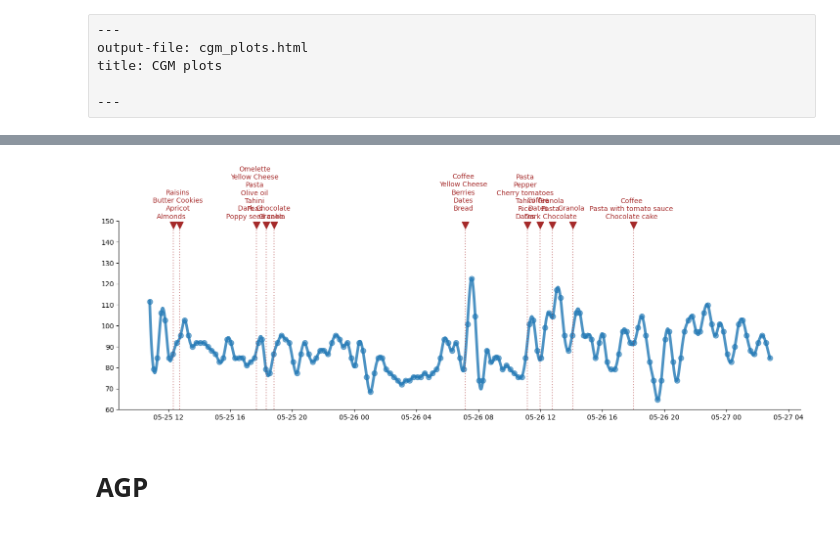
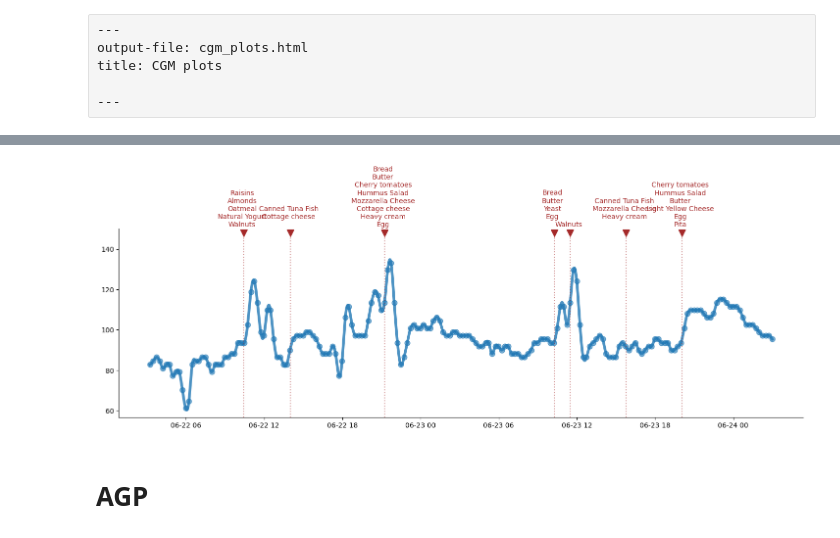
Before and after one commit to PhenoAI/pheno-utils, a Jupyter notebook: nbs/08_cgm_plots.ipynb, the cells around one changed output, grey strips where cells are left out. Saved outputs shown, nothing was run; the diff lists cells and outputs as text; code cells hidden in the pictures.

```diff
--- a/nbs/08_cgm_plots.ipynb
+++ b/nbs/08_cgm_plots.ipynb
@@ -36,7 +36,7 @@ class CGMPlot:
         cgm_date_col: str = "collection_timestamp",
         gluc_col: str = "glucose",
         diet_date_col: str = "collection_timestamp",
-        diet_text_col: str = "shortname_eng",
+        diet_text_col: str = "short_food_name",
         ax: Optional[plt.Axes] = None,
         smooth: bool = False,
         sleep_tuples: Optional[List[Tuple[pd.Timestamp, pd.Timestamp]]] = None,
@@ -47,15 +47,15 @@ class CGMPlot:
         Args:
             cgm_df (pd.DataFrame): DataFrame containing the glucose measurements.
             diet_df (Optional[pd.DataFrame], optional): DataFrame containing the diet data. Defaults to None.
-            cgm_date_col (str, optional): Name of the date column in cgm_df. Defaults to "Date".
+            cgm_date_col (str, optional): Name of the date column in cgm_df. Defaults to "collection_timestamp".
             gluc_col (str, optional): Name of the glucose column in cgm_df. Defaults to "glucose".
-            diet_date_col (str, optional): Name of the date column in diet_df. Defaults to "Date".
-            diet_text_col (str, optional): Name of the text column in diet_df. Defaults to "shortname_eng".
+            diet_date_col (str, optional): Name of the date column in diet_df. Defaults to "collection_timestamp".
+            diet_text_col (str, optional): Name of the text column in diet_df. Defaults to "short_food_name".
             ax (Optional[plt.Axes], optional): Matplotlib Axes object to plot on. Defaults to None.
             smooth (bool, optional): Apply smoothing to the glucose curve. Defaults to False.
             sleep_tuples (Optional[List[Tuple[pd.Timestamp, pd.Timestamp]]], optional): List of sleep start and end times. Defaults to None.
         """
-        self.cgm_df = cgm_df
+        self.cgm_df = cgm_df.reset_index()
         self.diet_df = diet_df
         self.cgm_date_col = cgm_date_col
         self.gluc_col = gluc_col
@@ -118,7 +118,7 @@ class CGMPlot:
         for i, (food_datetime, group) in enumerate(
             self.diet_df.groupby(self.diet_date_col)
         ):
-            food_str = "\n".join(group[self.diet_text_col])
+            food_str = "\n".join(group[self.diet_text_col].dropna())
 
             txt_x = food_datetime - pd.to_timedelta(7.5, "m")
             if i % 2 == 0:
@@ -194,20 +194,20 @@ diet_df.head()
 # %%
-start_date = pd.to_datetime('2020-05-25', utc=True).tz_convert('Asia/Jerusalem')
-end_date = pd.to_datetime('2020-05-27',utc=True).tz_convert('Asia/Jerusalem')
+start_date = pd.to_datetime('2020-06-22', utc=True).tz_convert('Asia/Jerusalem')
+end_date = pd.to_datetime('2020-06-24',utc=True).tz_convert('Asia/Jerusalem')
 
 
-sample_days = cgm_df[(cgm_df.index.get_level_values('collection_timestamp') >= start_date) \
+sample_cgm = cgm_df[(cgm_df.index.get_level_values('collection_timestamp') >= start_date) \
                      & (cgm_df.index.get_level_values('collection_timestamp') <= end_date)]
+sample_diet = diet_df[(diet_df.index.get_level_values('collection_timestamp') >= start_date) \
+                     & (diet_df.index.get_level_values('collection_timestamp') <= end_date)]
 # %%
-cgmplt = CGMPlot(cgm_df=sample_days.reset_index(),
-                 cgm_date_col="collection_timestamp",
+cgmplt = CGMPlot(cgm_df=sample_cgm,
                  gluc_col="glucose",
-                 diet_df=diet_df.iloc[9:],
-                 diet_date_col="collection_timestamp",
+                 diet_df=sample_diet,
                  smooth=True)
 cgmplt.plot()
 # %% [output]
-[figure, old version]
+[figure, new version]
 # %% [markdown]
 # AGP
 # %%
```
Also changed, not shown: parts of 3 cells of this notebook, 17 other files.
